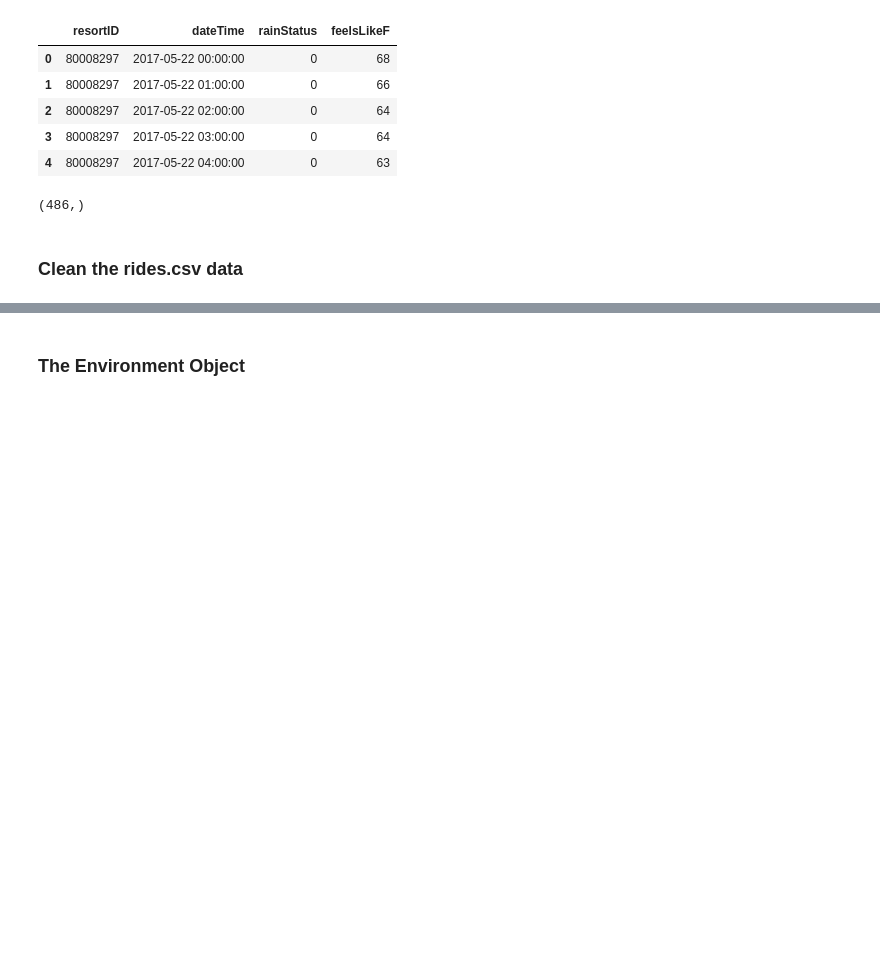
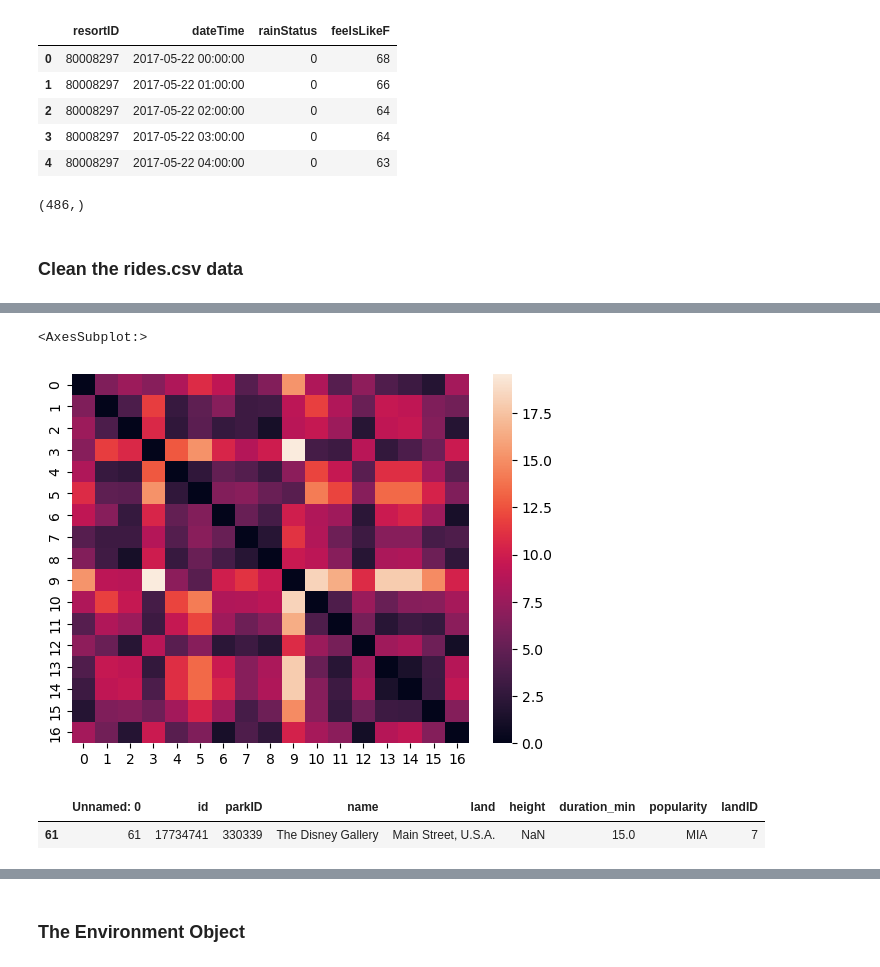
Before and after one commit to Hiroki39/DS-GA-3001-007-Final-Project, a Jupyter notebook: notebooks/basic processing and environment framework.ipynb, the cells around one changed output, grey strips where cells are left out. Cells and saved outputs as stored; diff of their text form; code cells hidden in the pictures; blank space fills up the shorter version.

```diff
--- a/notebooks/basic processing and environment framework.ipynb
+++ b/notebooks/basic processing and environment framework.ipynb
@@ -94,0 +153,22 @@ rides.iloc()[[index for index,content in enumerate(rides.land) if type(content)!
+# %%
+import geopy.distance
+landLocation = pd.read_csv("Data\landLocation.csv")
+adjacency_mat = np.zeros([17,17])
+walking_speed = 0.0804672 # km/min
+
+for i in range(len(landLocation)):
+    start = [landLocation.loc[i]["longitude"],landLocation.loc[i]["latitude"]]
+    for j in range(len(landLocation)):
+        destination =  [landLocation.loc[j]["longitude"],landLocation.loc[j]["latitude"]]
+        adjacency_mat[i][j] = geopy.distance.geodesic(start,destination).km/walking_speed
+
+import seaborn as sns
+sns.heatmap(adjacency_mat)
+# %% [output]
+<AxesSubplot:>
+[figure, added]
+# %%
+rides[rides.id == 17734741]
+# %% [output]
+|  | Unnamed: 0 | id | parkID | name | land | height | duration_min | popularity | landID |
+| 61 | 61 | 17734741 | 330339 | The Disney Gallery | Main Street, U.S.A. | NaN | 15.0 | MIA | 7 |
```
Also changed, not shown: parts of 15 cells of this notebook.
